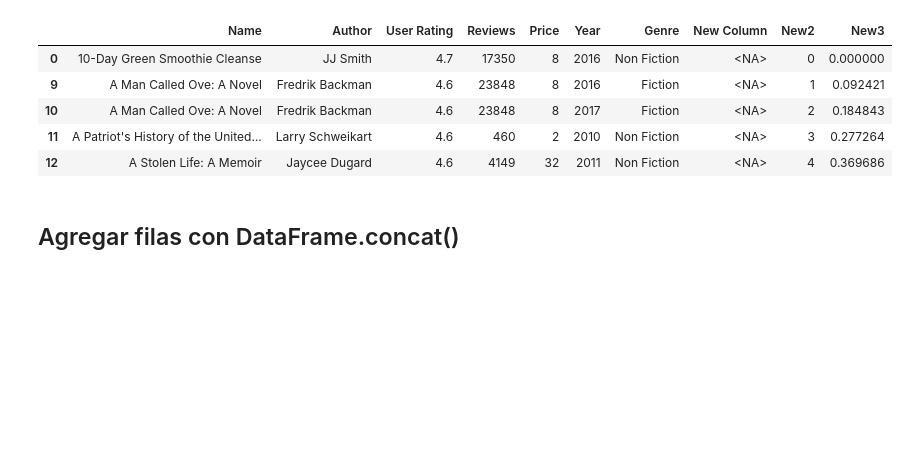
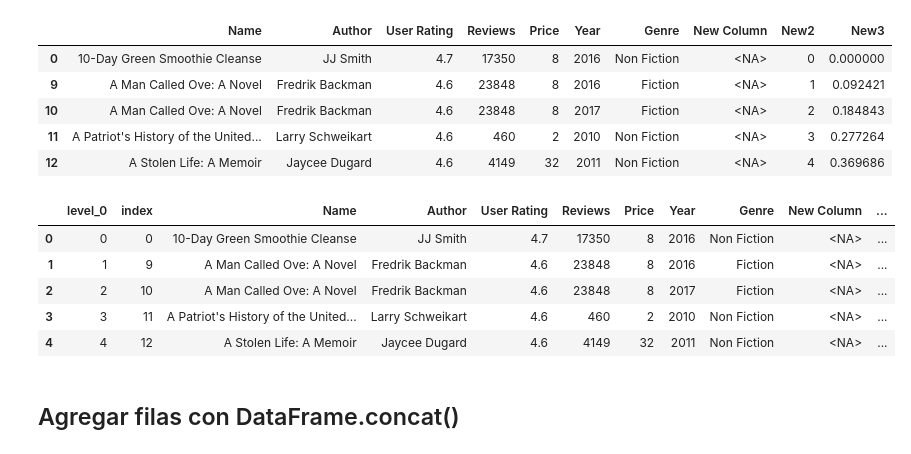
Before and after one commit to reariast128/numpy_and_pandas_course, a Jupyter notebook: lesson13_adding_data_pandas.ipynb, the cells around one changed output. Saved outputs shown, nothing was run; the diff lists cells and outputs as text; code cells hidden in the pictures; blank space fills up the shorter version.

```diff
--- a/lesson13_adding_data_pandas.ipynb
+++ b/lesson13_adding_data_pandas.ipynb
@@ -185,6 +185,14 @@ df_to_work.head()
 | 12 | A Stolen Life: A Memoir | Jaycee Dugard | 4.6 | 4149 | 32 | 2011 | Non Fiction | <NA> | 4 | 0.369686 |
 # %%
 df_to_work.reset_index(inplace=True)
+df_to_work.head()
+# %% [output]
+|  | level_0 | index | Name | Author | User Rating | Reviews | Price | Year | Genre | New Column | ... |
+| 0 | 0 | 0 | 10-Day Green Smoothie Cleanse | JJ Smith | 4.7 | 17350 | 8 | 2016 | Non Fiction | <NA> | ... |
+| 1 | 1 | 9 | A Man Called Ove: A Novel | Fredrik Backman | 4.6 | 23848 | 8 | 2016 | Fiction | <NA> | ... |
+| 2 | 2 | 10 | A Man Called Ove: A Novel | Fredrik Backman | 4.6 | 23848 | 8 | 2017 | Fiction | <NA> | ... |
+| 3 | 3 | 11 | A Patriot's History of the United... | Larry Schweikart | 4.6 | 460 | 2 | 2010 | Non Fiction | <NA> | ... |
+| 4 | 4 | 12 | A Stolen Life: A Memoir | Jaycee Dugard | 4.6 | 4149 | 32 | 2011 | Non Fiction | <NA> | ... |
 # %% [markdown]
 ## Agregar filas con DataFrame.concat()
 # %% [markdown]
```
Also changed, not shown: parts of 2 cells of this notebook.
